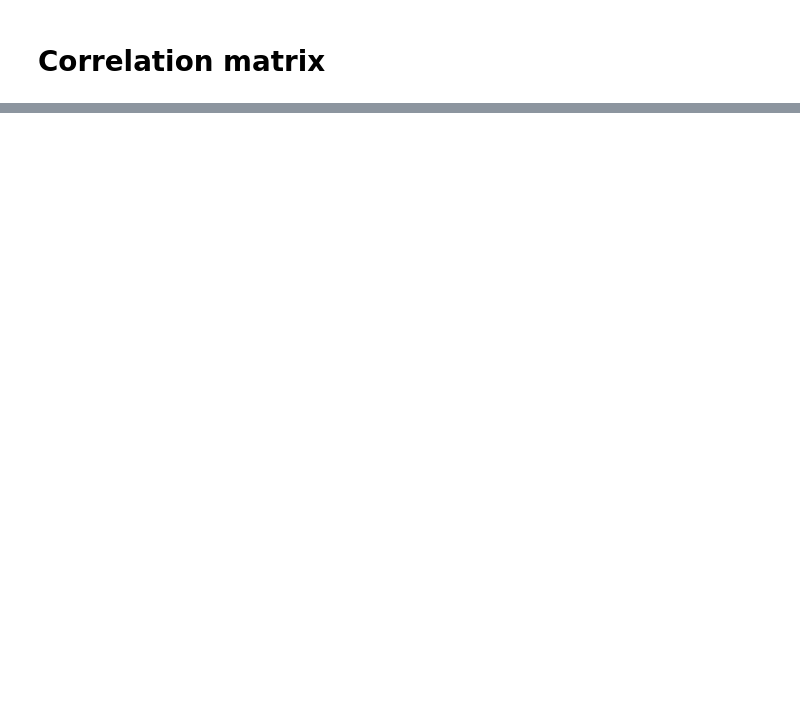
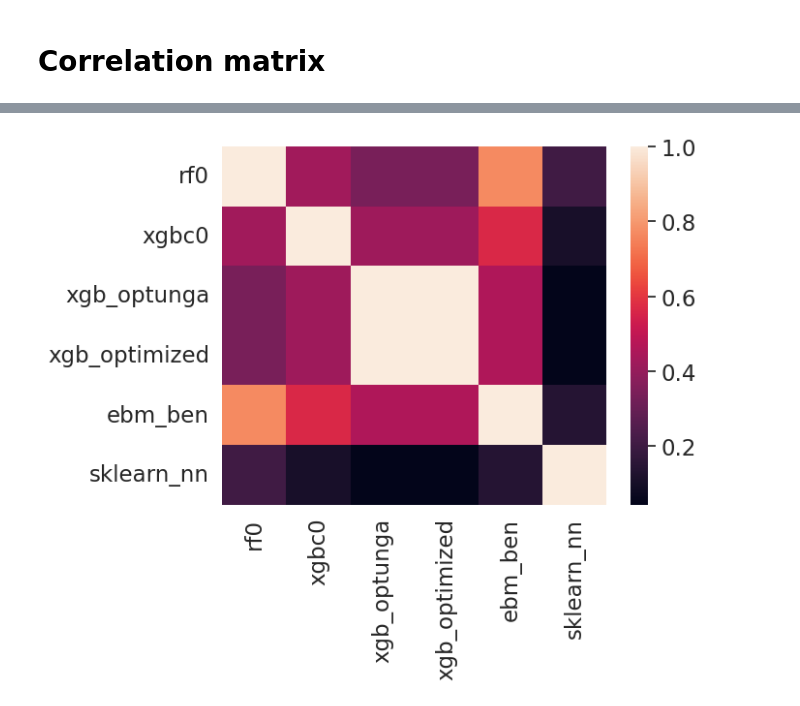
Before and after one commit to Ben-physics-dotcom/ANOR1, a Jupyter notebook: Notebooks/T2/Importances.ipynb, the cells around one changed output, grey strips where cells are left out. Saved outputs shown, nothing was run; the diff lists cells and outputs as text; code cells hidden in the pictures; blank space fills up the shorter version.

```diff
--- a/Notebooks/T2/Importances.ipynb
+++ b/Notebooks/T2/Importances.ipynb
@@ -484,0 +516,5 @@ corr_test = fi_test.corr(method='spearman')
+# %%
+sns.heatmap(corr_test)
+plt.show()
+# %% [output]
+[figure, added]
```
Also changed, not shown: parts of 4 cells of this notebook.
